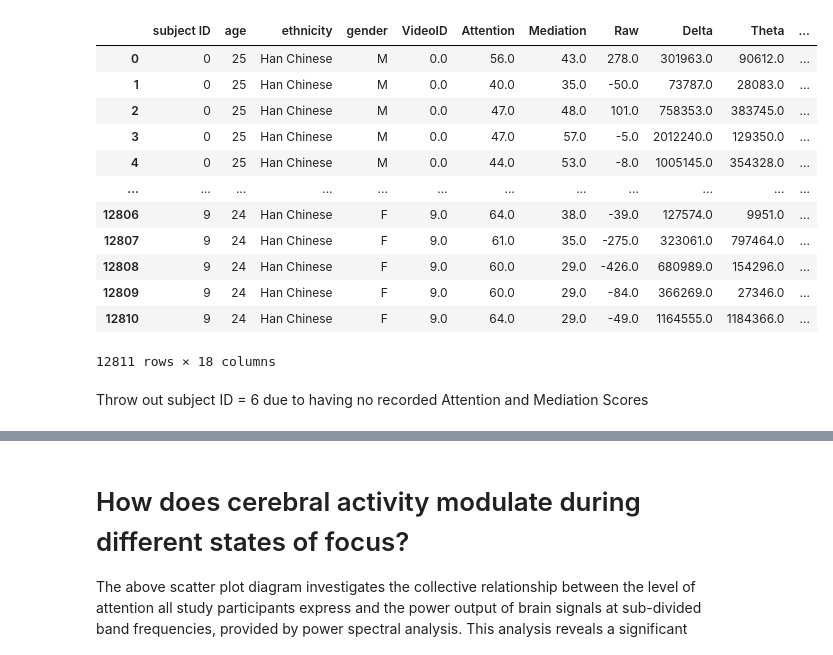
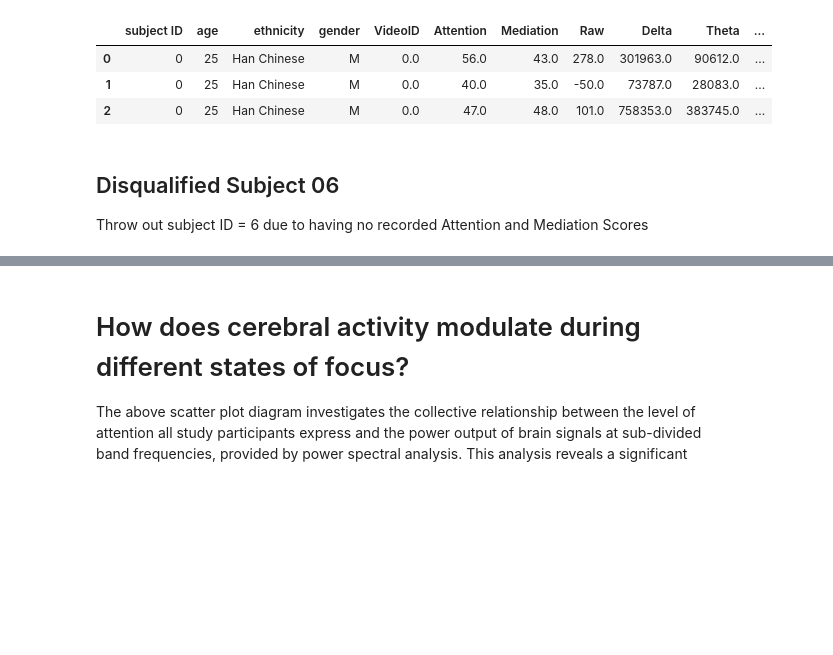
Before and after one commit to ShoaibFarooqui/project-one, a Jupyter notebook: eeg-analysis.ipynb, the cells around one changed output, grey strips where cells are left out. Cells and saved outputs as stored; diff of their text form; code cells hidden in the pictures; blank space fills up the shorter version.

```diff
--- a/eeg-analysis.ipynb
+++ b/eeg-analysis.ipynb
@@ -41,25 +26,16 @@ eeg_demo_df
 # %%
-# merge the data and demographics dataframes
+# Merging results and demographics dataframes together as "eeg_df"
 eeg_data_df = eeg_data_df.rename(columns={"SubjectID":"subject ID"})
 eeg_data_df = eeg_data_df.astype({"subject ID":'int32'})
 eeg_df = eeg_demo_df.merge(eeg_data_df, copy=True)
-
-eeg_df
+eeg_df.head(3)
 # %% [output]
 |  | subject ID | age | ethnicity | gender | VideoID | Attention | Mediation | Raw | Delta | Theta | ... |
 | 0 | 0 | 25 | Han Chinese | M | 0.0 | 56.0 | 43.0 | 278.0 | 301963.0 | 90612.0 | ... |
 | 1 | 0 | 25 | Han Chinese | M | 0.0 | 40.0 | 35.0 | -50.0 | 73787.0 | 28083.0 | ... |
 | 2 | 0 | 25 | Han Chinese | M | 0.0 | 47.0 | 48.0 | 101.0 | 758353.0 | 383745.0 | ... |
-| 3 | 0 | 25 | Han Chinese | M | 0.0 | 47.0 | 57.0 | -5.0 | 2012240.0 | 129350.0 | ... |
-| 4 | 0 | 25 | Han Chinese | M | 0.0 | 44.0 | 53.0 | -8.0 | 1005145.0 | 354328.0 | ... |
-| ... | ... | ... | ... | ... | ... | ... | ... | ... | ... | ... | ... |
-| 12806 | 9 | 24 | Han Chinese | F | 9.0 | 64.0 | 38.0 | -39.0 | 127574.0 | 9951.0 | ... |
-| 12807 | 9 | 24 | Han Chinese | F | 9.0 | 61.0 | 35.0 | -275.0 | 323061.0 | 797464.0 | ... |
-| 12808 | 9 | 24 | Han Chinese | F | 9.0 | 60.0 | 29.0 | -426.0 | 680989.0 | 154296.0 | ... |
-| 12809 | 9 | 24 | Han Chinese | F | 9.0 | 60.0 | 29.0 | -84.0 | 366269.0 | 27346.0 | ... |
-| 12810 | 9 | 24 | Han Chinese | F | 9.0 | 64.0 | 29.0 | -49.0 | 1164555.0 | 1184366.0 | ... |
-12811 rows × 18 columns
 # %% [markdown]
+## Disqualified Subject 06
 Throw out subject ID = 6 due to having no recorded Attention and Mediation Scores
 # %%
 eeg_df = eeg_df.drop(eeg_df[eeg_df["subject ID"]==6].index, inplace=False)
```
Also changed, not shown: parts of 7 cells of this notebook.
